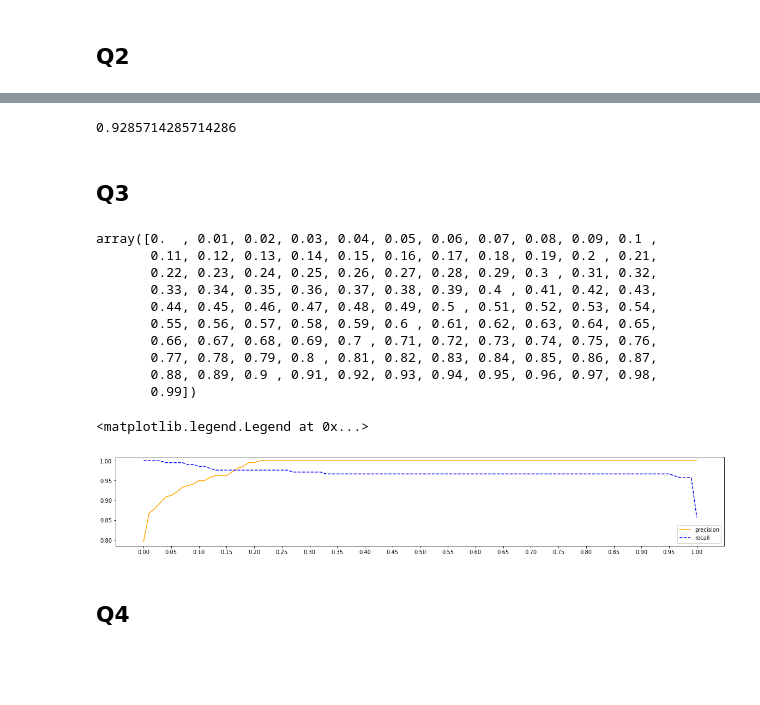
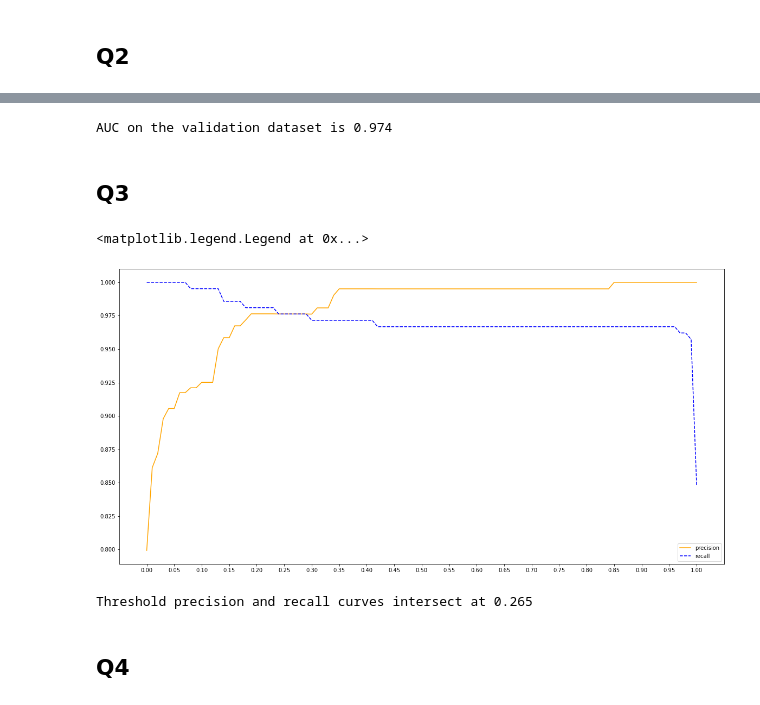
Before and after one commit to N3wBaz/MLzoomcamp, a Jupyter notebook: hw4/homework_4.ipynb, the cells around one changed output, grey strips where cells are left out. Cells and saved outputs as stored; diff of their text form; code cells hidden in the pictures; blank space fills up the shorter version.

```diff
--- a/hw4/homework_4.ipynb
+++ b/hw4/homework_4.ipynb
@@ -75,8 +60,6 @@ from sklearn.metrics import auc
 # %%
 def tpr_fpr_dataframe(y_val, y_pred):
     scores = []
-
-    t = y_pred.mean()/2
 
     for t in range(len(y_val)):
         actual_positive = (y_val == 1)
@@ -100,8 +83,6 @@ def tpr_fpr_dataframe(y_val, y_pred):
 
 
     return df_scores
-    # return auc(df_scores['fpr'], df_scores['tpr'])
-
 
 
 numerical = ['reports', 'dependents', 'active', 'share']
@@ -120,13 +101,13 @@ AUC share  :  0.5
 # %% [markdown]
 ## Q2
 # %%
-features = ["reports", "age", "income", "share", "expenditure", "dependents", "months",
-            "majorcards", "active", "owner", "selfemp"]
+numerical = ['reports', 'age','income','share','expenditure','dependents','months','majorcards','active']
+categorical = ['owner','selfemp']
 
-train_dict = df_train[features].to_dict(orient='records')
+dv = DictVectorizer(sparse=False)
 
-dv = DictVectorizer(sparse=True)
-dv.fit(train_dict)
+train_dict = df_train[categorical + numerical].to_dict(orient='records')
+X_train = dv.fit_transform(train_dict)
 
-X_train = dv.transform(train_dict)
-# df_train[features]
+model = LogisticRegression(solver='liblinear', C=1.0, max_iter=1000)
+model.fit(X_train, y_train)
@@ -138,29 +116,14 @@ LogisticRegression(max_iter=1000, random_state=1, solver='liblinear')
 # %%
-val_dict = df_val[features].to_dict(orient='records')
+val_dict = df_val[categorical + numerical].to_dict(orient='records')
 X_val = dv.transform(val_dict)
+
 y_pred = model.predict_proba(X_val)[:, 1]
+card_decision = (y_pred >= 0.5).astype(int)
+tpr_fpr = tpr_fpr_dataframe(y_val, card_decision)
+score = auc(tpr_fpr['fpr'], tpr_fpr['tpr'])
+print(f"AUC on the validation dataset is {round(score, 3)}")
+# %% [output]
+AUC on the validation dataset is 0.974
-# %%
-# roc_auc_score(y_pred >= 0.5, y_val)
-tpr_fpr = tpr_fpr_dataframe(y_val, y_pred)
-score = auc(tpr_fpr['fpr'], tpr_fpr['tpr'])
-score
-# %% [output]
-0.9285714285714286
 # %% [markdown]
 ## Q3
-# %%
-thresholds = np.arange(0, 1, 0.01)
-# %%
-thresholds
-# %% [output]
-array([0.  , 0.01, 0.02, 0.03, 0.04, 0.05, 0.06, 0.07, 0.08, 0.09, 0.1 ,
-       0.11, 0.12, 0.13, 0.14, 0.15, 0.16, 0.17, 0.18, 0.19, 0.2 , 0.21,
-       0.22, 0.23, 0.24, 0.25, 0.26, 0.27, 0.28, 0.29, 0.3 , 0.31, 0.32,
-       0.33, 0.34, 0.35, 0.36, 0.37, 0.38, 0.39, 0.4 , 0.41, 0.42, 0.43,
-       0.44, 0.45, 0.46, 0.47, 0.48, 0.49, 0.5 , 0.51, 0.52, 0.53, 0.54,
-       0.55, 0.56, 0.57, 0.58, 0.59, 0.6 , 0.61, 0.62, 0.63, 0.64, 0.65,
-       0.66, 0.67, 0.68, 0.69, 0.7 , 0.71, 0.72, 0.73, 0.74, 0.75, 0.76,
-       0.77, 0.78, 0.79, 0.8 , 0.81, 0.82, 0.83, 0.84, 0.85, 0.86, 0.87,
-       0.88, 0.89, 0.9 , 0.91, 0.92, 0.93, 0.94, 0.95, 0.96, 0.97, 0.98,
-       0.99])
 # %%
@@ -219,17 +159,18 @@ def tpr_fpr_dataframe(y_val, y_pred):
     return df_scores
 plot_score = tpr_fpr_dataframe(y_val, y_pred)
 # %%
-plt.figure(figsize=(20, 3))
+plt.figure(figsize=(20, 10))
 
-# plt.plot(for_valid['threshold'], for_valid['precision'], color='orange', linestyle='solid', label='precision')
-# plt.plot(for_valid['threshold'], for_valid['recall'], color='blue', linestyle='dashed', label='recall')
 plt.plot(plot_score['threshold'], plot_score['precision'], color='orange', linestyle='solid', label='precision')
 plt.plot(plot_score['threshold'], plot_score['recall'], color='blue', linestyle='dashed', label='recall')
 plt.xticks(np.linspace(0, 1, 21))
-# plt.grid(1,np.linspace(0, 1, 10))
 plt.legend()
 # %% [output]
 <matplotlib.legend.Legend at 0x...>
-[figure, old version]
+[figure, new version]
+# %%
+print(f"Threshold precision and recall curves intersect at {plot_score['threshold'][plot_score['recall'] == plot_score['precision']].mean()}")
+# %% [output]
+Threshold precision and recall curves intersect at 0.265
 # %% [markdown]
 ## Q4
```
Also changed, not shown: parts of 23 cells of this notebook.
